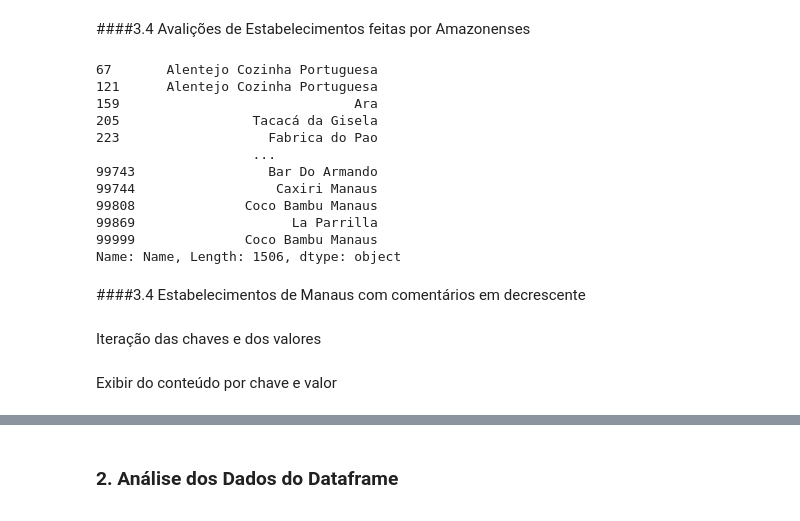
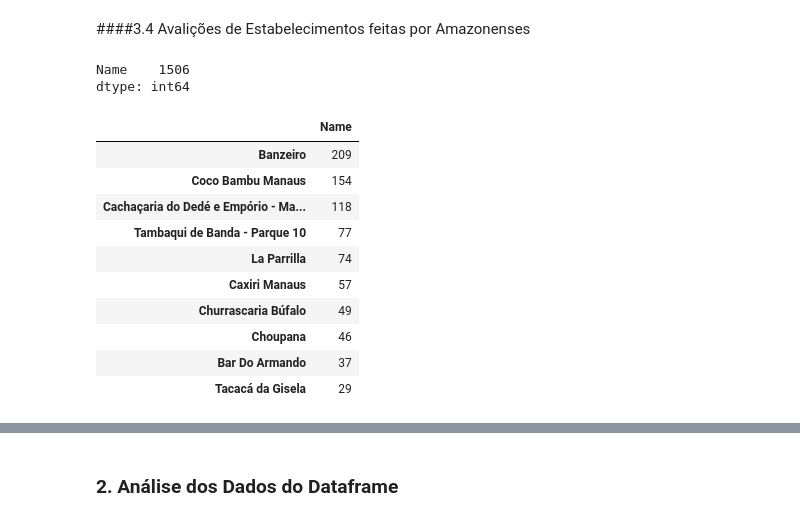
Before and after one commit to danielleitesoares/Work_Sentimental_Analyzer_Of_Restaurant_Issue, a Jupyter notebook: Analise_dos_Sentimentos_Restaurantes.ipynb, the cells around one changed output, grey strips where cells are left out. Saved outputs shown, nothing was run; the diff lists cells and outputs as text; code cells hidden in the pictures.

```diff
--- a/Analise_dos_Sentimentos_Restaurantes.ipynb
+++ b/Analise_dos_Sentimentos_Restaurantes.ipynb
@@ -202,23 +208,25 @@ plt.yticks(fontsize=10)
 [figure]
 # %% [markdown]
 ####3.4 Avalições de Estabelecimentos feitas por Amazonenses
+# %%
+df_am2.sum()
+# %% [output]
+Name    1506
+dtype: int64
 # %%
 df_am = df[df['AddressRegion']=='Rio Amazonas']
-df_am2 = df_am.loc[:'AddressRegion','Name']
-sorted(df_am2, reverse=True)
-df_am2.head(100000)
+df_am.head()
+df_am2= df_am['Name'].value_counts().to_frame()
+df_am2.head(10)
 # %% [output]
-67       Alentejo Cozinha Portuguesa
-121      Alentejo Cozinha Portuguesa
-159                              Ara
-205                 Tacacá da Gisela
-223                   Fabrica do Pao
-                    ...
-99743                 Bar Do Armando
-99744                  Caxiri Manaus
-99808              Coco Bambu Manaus
-99869                    La Parrilla
-99999              Coco Bambu Manaus
-Name: Name, Length: 1506, dtype: object
+|  | Name |
+| Banzeiro | 209 |
+| Coco Bambu Manaus | 154 |
+| Cachaçaria do Dedé e Empório - Ma... | 118 |
+| Tambaqui de Banda - Parque 10 | 77 |
+| La Parrilla | 74 |
+| Caxiri Manaus | 57 |
+| Churrascaria Búfalo | 49 |
+| Choupana | 46 |
+| Bar Do Armando | 37 |
+| Tacacá da Gisela | 29 |
-# %% [markdown]
-####3.4 Estabelecimentos de Manaus com comentários em decrescente
@@ -237,4 +232,0 @@ def findKeys(dataBase):
-# %% [markdown]
-Iteração das chaves e dos valores
-# %% [markdown]
-Exibir do conteúdo por chave e valor
```
Also changed, not shown: parts of 33 cells of this notebook.
